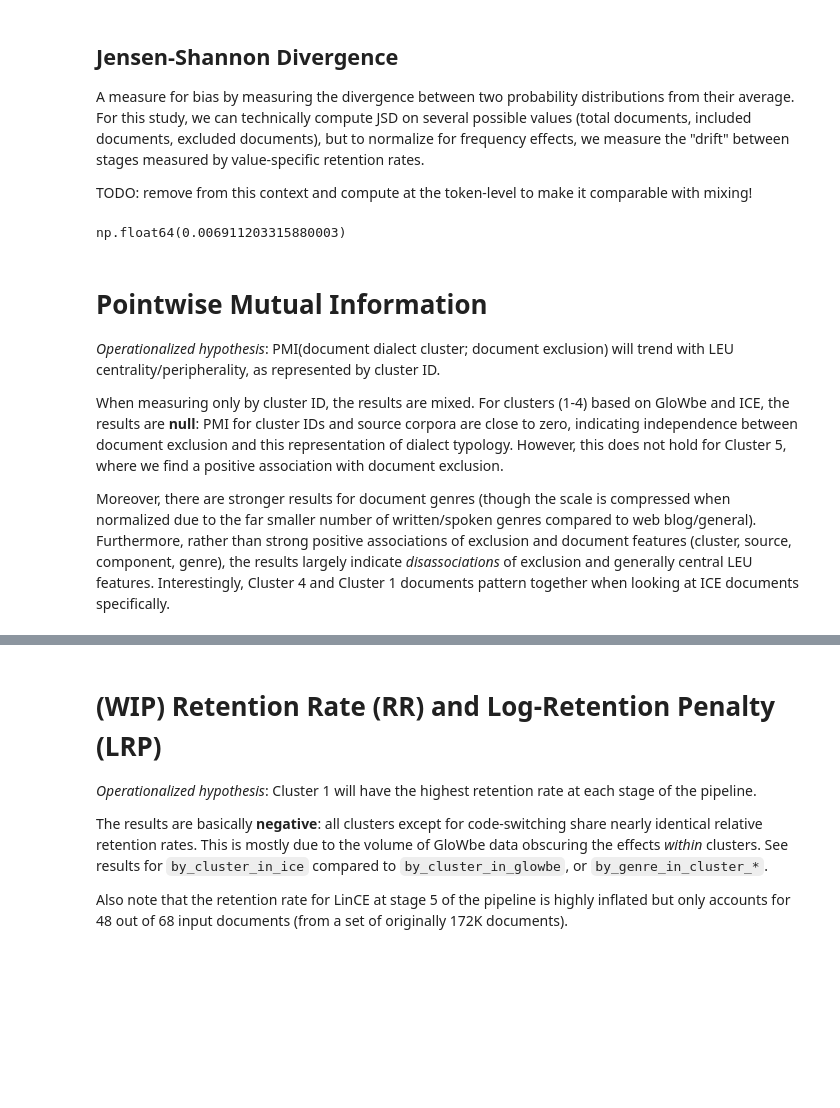
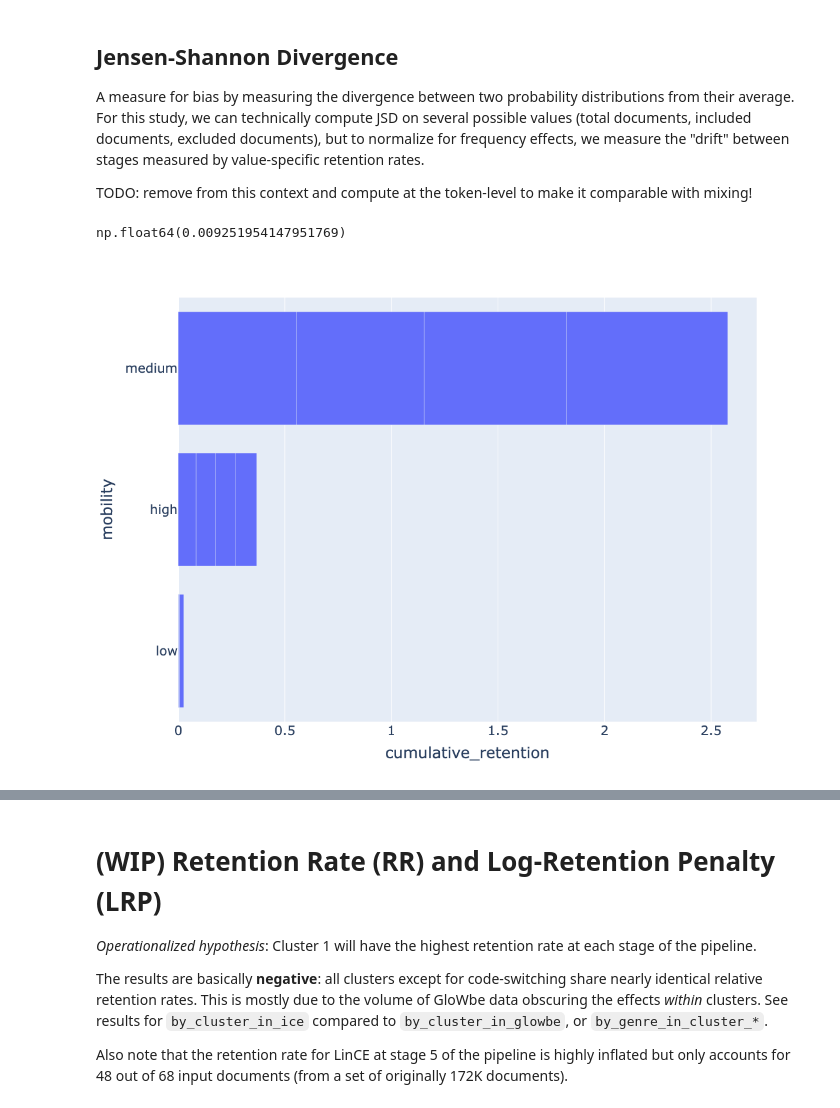
Before and after one commit to jessicacwang/pretraining-quality-mobility, a Jupyter notebook: eval/filter_audit.ipynb, the cells around one changed output, grey strips where cells are left out. Saved outputs shown, nothing was run; the diff lists cells and outputs as text; code cells hidden in the pictures; blank space fills up the shorter version.

```diff
--- a/eval/filter_audit.ipynb
+++ b/eval/filter_audit.ipynb
@@ -198,7 +208,7 @@ TODO: remove from this context and compute at the token-level to make it compara
 # %%
 from scipy.spatial import distance
 # %%
-data = pmi_data["by_source_genre_cluster_english"]
+data = pmi_data["by_source_genre_component_english"]
 excluded_prob = (data.joint_count / data.joint_count.sum()).to_numpy()
 total_prob = (data.marginal_count / data.marginal_count.sum()).to_numpy()
 included = data.marginal_count - data.joint_count
@@ -206,15 +216,24 @@ included_prob = (included / included.sum()).to_numpy()
 
 distance.jensenshannon(total_prob, included_prob,base=2) ** 2
 # %% [output]
-np.float64(0.006911203315880003)
+np.float64(0.009251954147951769)
-# %% [markdown]
-# Pointwise Mutual Information
-
-*Operationalized hypothesis*: PMI(document dialect cluster; document exclusion) will trend with LEU centrality/peripherality, as represented by cluster ID.
-
-When measuring only by cluster ID, the results are mixed. For clusters (1-4) based on GloWbe and ICE, the results are **null**: PMI for cluster IDs and source corpora are close to zero, indicating independence between document exclusion and this representation of dialect typology. However, this does not hold for Cluster 5, where we find a positive association with document exclusion.
-
-Moreover, there are stronger results for document genres (though the scale is compressed when normalized due to the far smaller number of written/spoken genres compared to web blog/general). Furthermore, rather than strong positive associations of exclusion and document features (cluster, source, component, genre), the results largely indicate *disassociations* of exclusion and generally central LEU features. Interestingly, Cluster 4 and Cluster 1 documents pattern together when looking at ICE documents specifically.
 # %%
 def get_plot_height(df):
     return max(800, 100 + (25 * len(df)))
+# %%
+def render_rr_bar(sort_key="mobility", color_map=COLOR_MAP, font_size=20):
+    crr_or_data.sort_values(by=sort_key, ascending=False, ignore_index=True)
+    fig = px.bar(
+        crr_or_data,
+        x="cumulative_retention",
+        y="mobility",
+        # color="cluster",
+        # color_discrete_map=COLOR_MAP,
+    )
+    plot_size=get_plot_height(df)
+    fig.update_layout(showlegend=False, font=dict(size=font_size), width=800, height=800)
+    return fig
+# %%
+render_rr_bar()
+# %% [output]
+[figure, added]
```
Also changed, not shown: parts of 35 cells of this notebook, 41 other files.
